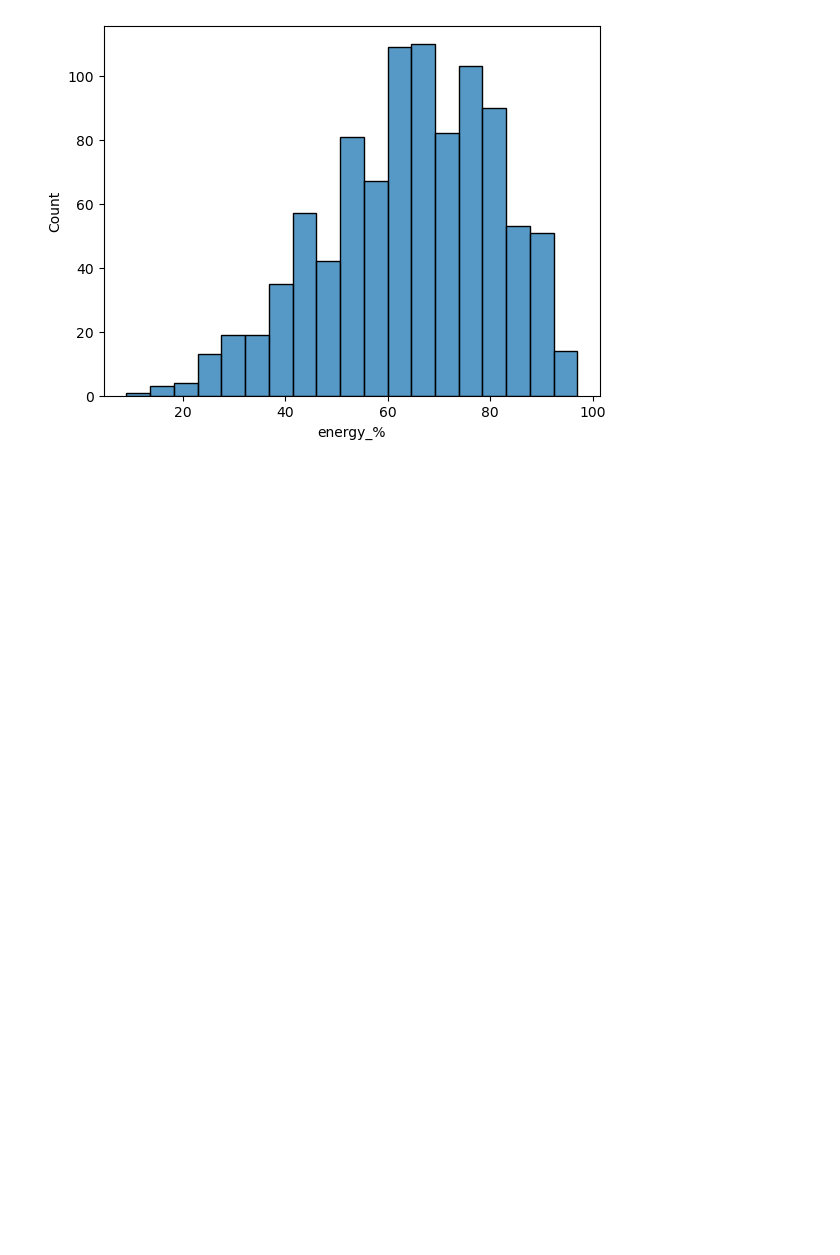
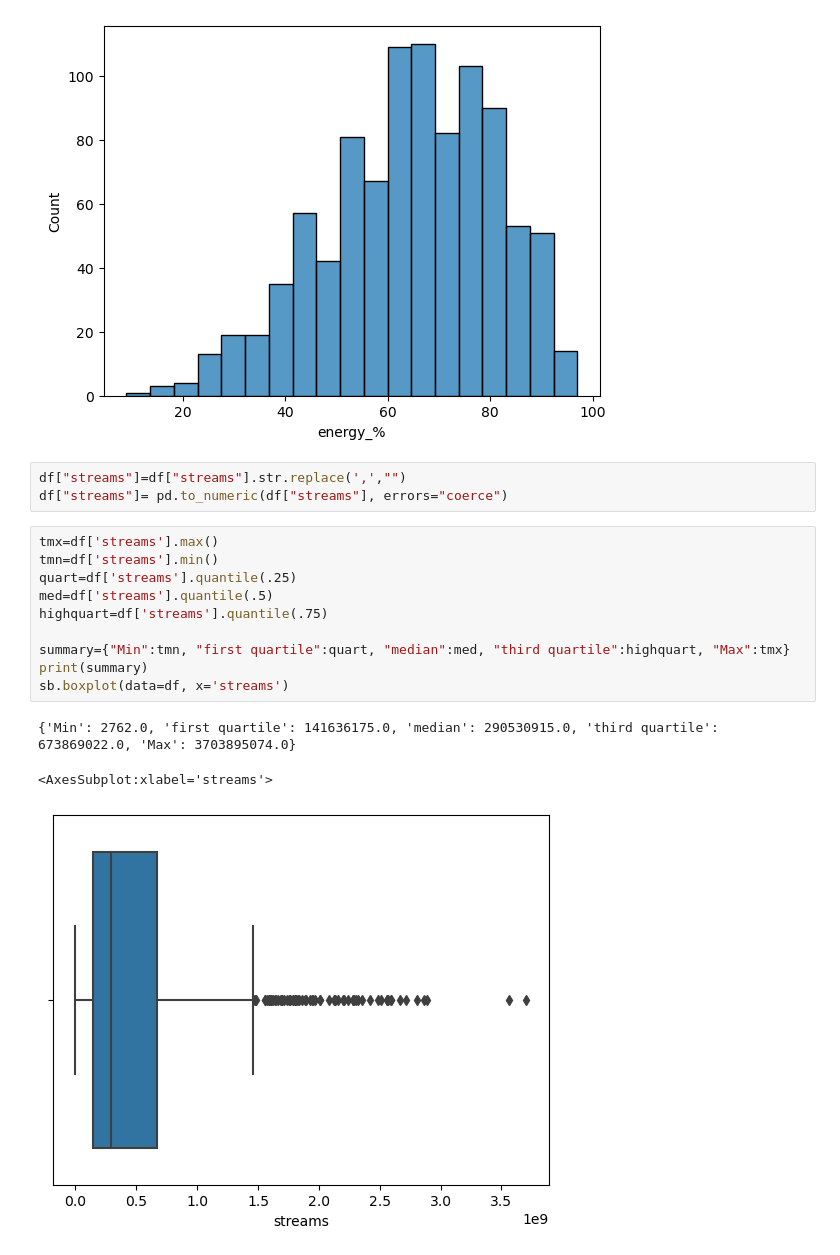
Before and after one commit to Charred-Baguette/AI-AT-CCIC, a Jupyter notebook: Semester 1/Spotify/Spotify 2023.ipynb, the cells around one changed output. Drawn from its saved outputs; the diff is of its cells as text; blank space fills up the shorter version.

```diff
--- a/Semester 1/Spotify/Spotify 2023.ipynb
+++ b/Semester 1/Spotify/Spotify 2023.ipynb
@@ -61,3 +61,20 @@ sb.histplot(data=df, x="energy_%")
 plt.show()
 # %% [output]
 [figure]
+# %%
+df["streams"]=df["streams"].str.replace(',',"")
+df["streams"]= pd.to_numeric(df["streams"], errors="coerce")
+# %%
+tmx=df['streams'].max()
+tmn=df['streams'].min()
+quart=df['streams'].quantile(.25)
+med=df['streams'].quantile(.5)
+highquart=df['streams'].quantile(.75)
+
+summary={"Min":tmn, "first quartile":quart, "median":med, "third quartile":highquart, "Max":tmx}
+print(summary)
+sb.boxplot(data=df, x='streams')
+# %% [output]
+{'Min': 2762.0, 'first quartile': 141636175.0, 'median': 290530915.0, 'third quartile': 673869022.0, 'Max': 3703895074.0}
+<AxesSubplot:xlabel='streams'>
+[figure, added]
```
Also changed, not shown: parts of 1 cell of this notebook.
